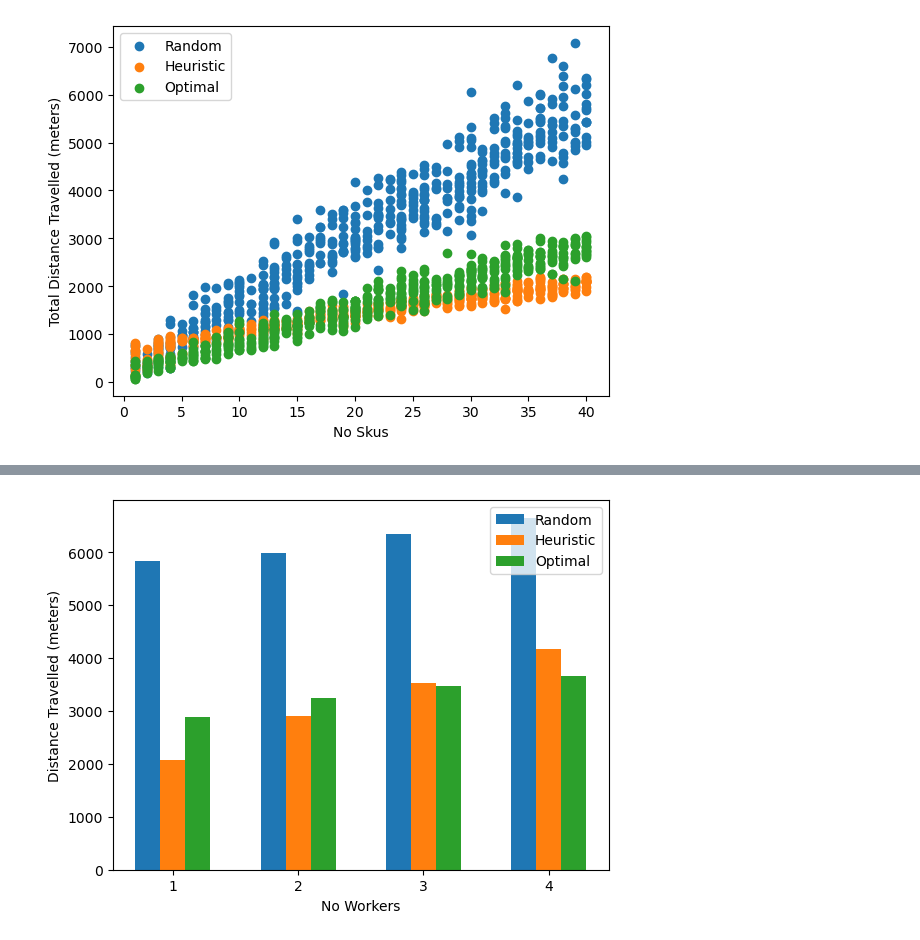
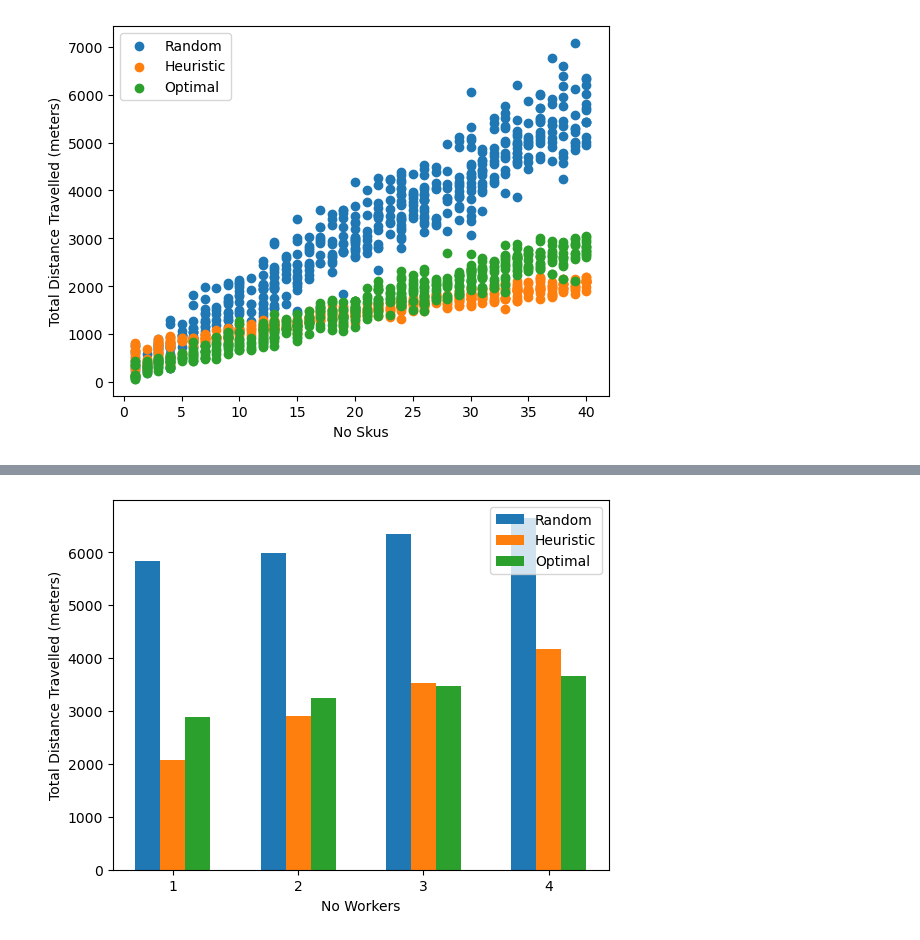
Before and after one commit to CHOwYong/FYP_Order_Picking_Technique, a Jupyter notebook: Analysis.ipynb, the cells around one changed output, grey strips where cells are left out. Saved outputs shown, nothing was run; the diff lists cells and outputs as text; code cells hidden in the pictures.

```diff
--- a/Analysis.ipynb
+++ b/Analysis.ipynb
@@ -72,26 +72,26 @@ plt.show()
 # %%
 """
 Plot distance travelled against no of SKUS
 """
 noPickersData = dbEffectNoWorkers.groupby("NO OF PICKERS", as_index = False)
 dataRandom = noPickersData["DIST TRAVELLED RANDOM"].mean()["DIST TRAVELLED RANDOM"]
 dataHeuristic = noPickersData["DIST TRAVELLED HEURISTIC"].mean()["DIST TRAVELLED HEURISTIC"]
 dataOptimal = noPickersData["DIST TRAVELLED OPTIMAL"].mean()["DIST TRAVELLED OPTIMAL"]
 x = np.arange(1,5,step=1)
 width = 0.20
 
 plt.bar(x-0.2,dataRandom,width)
 plt.bar(x,dataHeuristic,width)
 plt.bar(x+0.2,dataOptimal,width)
 
 plt.xlabel("No Workers")
-plt.ylabel("Distance Travelled (meters)")
+plt.ylabel("Total Distance Travelled (meters)")
 plt.xticks(x)
 plt.legend(["Random","Heuristic","Optimal"])
 
 plt.show()
 # %% [output]
-[figure, old version]
+[figure, new version]
 # %%
 """
 Plot time taken against no of SKUS
```
Also changed, not shown: parts of 3 cells of this notebook, 3 other files.
